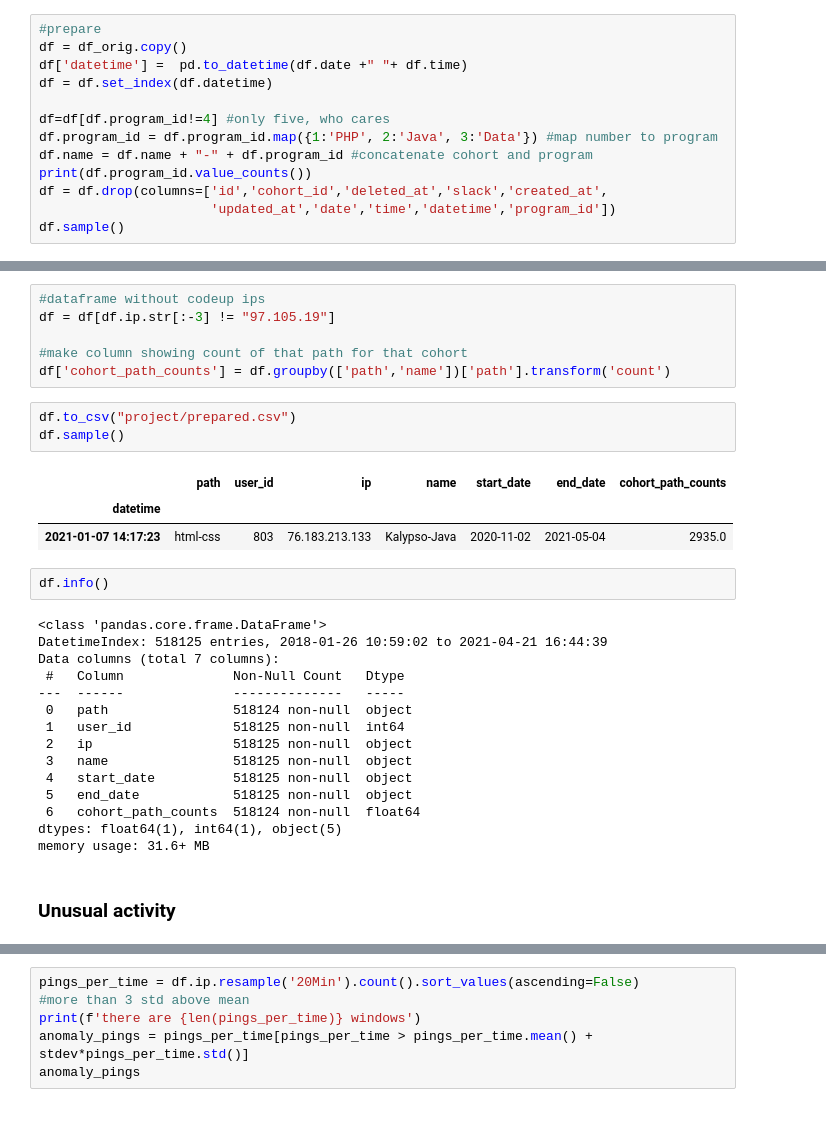
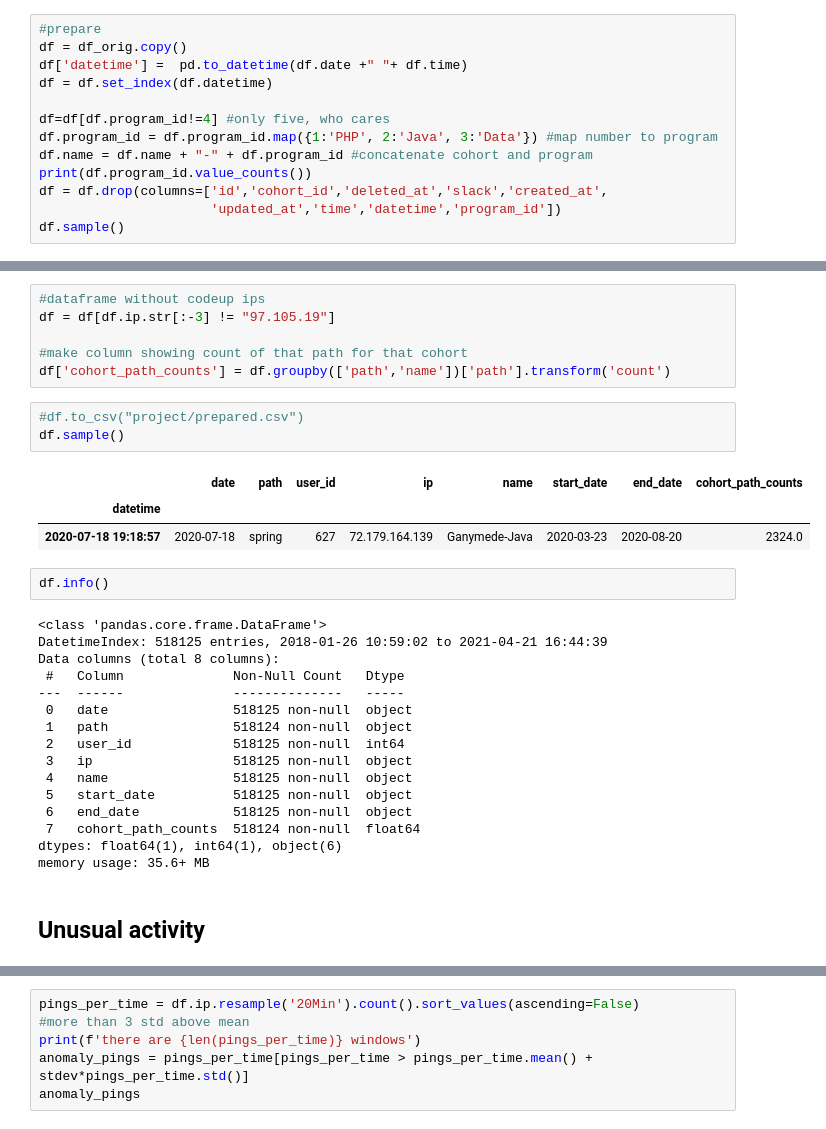
Before and after one commit to konstanzer/anomaly-detection-exercises, a Jupyter notebook: project/curriculum-logs.ipynb, the cells around one changed output, grey strips where cells are left out. Cells and saved outputs as stored; diff of their text form.

```diff
--- a/project/curriculum-logs.ipynb
+++ b/project/curriculum-logs.ipynb
@@ -74,7 +74,7 @@ df.program_id = df.program_id.map({1:'PHP', 2:'Java', 3:'Data'}) #map number to
 df.name = df.name + "-" + df.program_id #concatenate cohort and program
 print(df.program_id.value_counts())
 df = df.drop(columns=['id','cohort_id','deleted_at','slack','created_at',
-                      'updated_at','date','time','datetime','program_id'])
+                      'updated_at','time','datetime','program_id'])
 df.sample()
 # %% [output]
 Java    713365
@@ -118,31 +118,32 @@ df = df[df.ip.str[:-3] != "97.105.19"]
 #make column showing count of that path for that cohort
 df['cohort_path_counts'] = df.groupby(['path','name'])['path'].transform('count')
 # %%
-df.to_csv("project/prepared.csv")
+#df.to_csv("project/prepared.csv")
 df.sample()
 # %% [output]
-|  | path | user_id | ip | name | start_date | end_date | cohort_path_counts |
-| datetime |  |  |  |  |  |  |  |
-| 2021-01-07 14:17:23 | html-css | 803 | 76.183.213.133 | Kalypso-Java | 2020-11-02 | 2021-05-04 | 2935.0 |
+|  | date | path | user_id | ip | name | start_date | end_date | cohort_path_counts |
+| datetime |  |  |  |  |  |  |  |  |
+| 2020-07-18 19:18:57 | 2020-07-18 | spring | 627 | 72.179.164.139 | Ganymede-Java | 2020-03-23 | 2020-08-20 | 2324.0 |
 # %%
 df.info()
 # %% [output]
 <class 'pandas.core.frame.DataFrame'>
 DatetimeIndex: 518125 entries, 2018-01-26 10:59:02 to 2021-04-21 16:44:39
-Data columns (total 7 columns):
+Data columns (total 8 columns):
  #   Column              Non-Null Count   Dtype
 ---  ------              --------------   -----
- 0   path                518124 non-null  object
- 1   user_id             518125 non-null  int64
- 2   ip                  518125 non-null  object
- 3   name                518125 non-null  object
- 4   start_date          518125 non-null  object
- 5   end_date            518125 non-null  object
- 6   cohort_path_counts  518124 non-null  float64
-dtypes: float64(1), int64(1), object(5)
-memory usage: 31.6+ MB
+ 0   date                518125 non-null  object
+ 1   path                518124 non-null  object
+ 2   user_id             518125 non-null  int64
+ 3   ip                  518125 non-null  object
+ 4   name                518125 non-null  object
+ 5   start_date          518125 non-null  object
+ 6   end_date            518125 non-null  object
+ 7   cohort_path_counts  518124 non-null  float64
+dtypes: float64(1), int64(1), object(6)
+memory usage: 35.6+ MB
 # %% [markdown]
-### Unusual activity
+## Unusual activity
 # %%
 pings_by_ip = df.groupby('ip').count()['path'].sort_values(ascending=False)
 stdev = 3 #more than 3 std above mean
```
Also changed, not shown: parts of 19 cells of this notebook, 6 other files.
